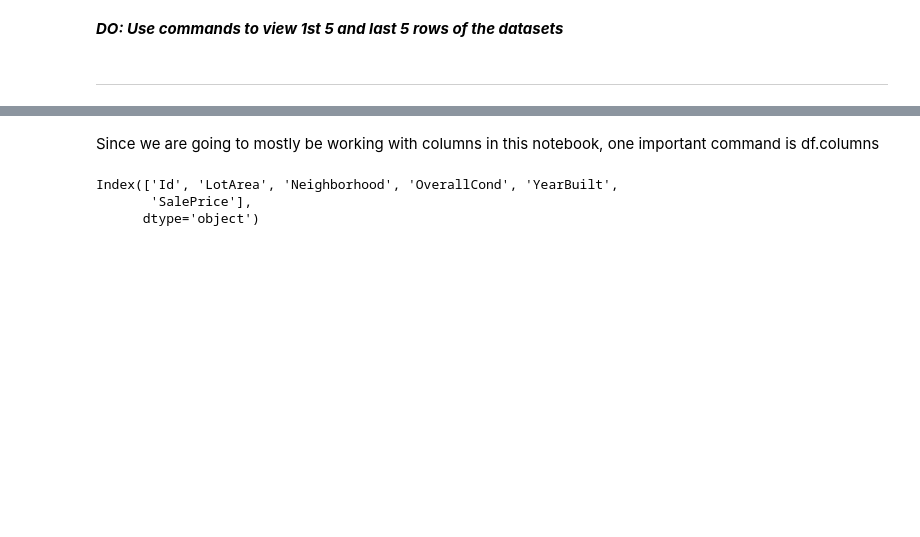
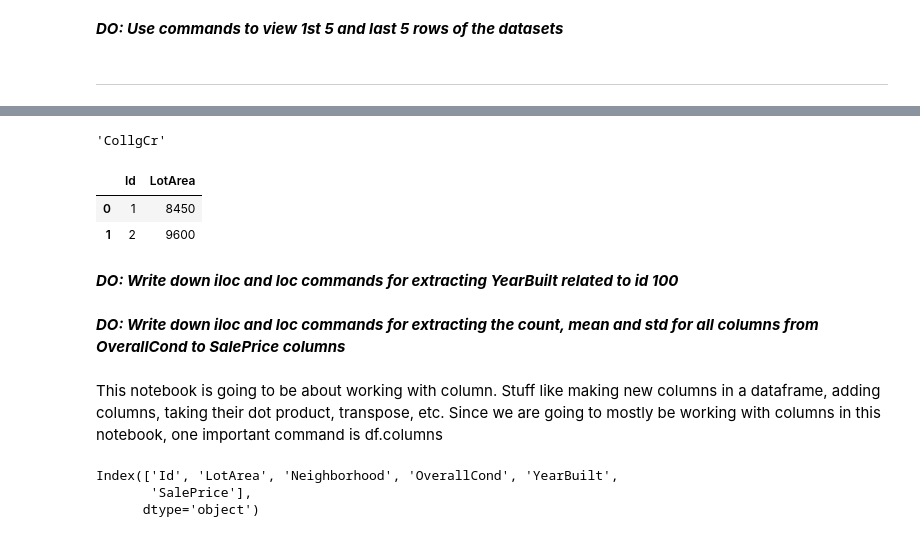
Before and after one commit to beatboxerish/boolean_ml_ds, a Jupyter notebook: Intro to Pandas for data analysis-2.ipynb, the cells around one changed output, grey strips where cells are left out. Saved outputs shown, nothing was run; the diff lists cells and outputs as text; code cells hidden in the pictures; blank space fills up the shorter version.

```diff
--- a/Intro to Pandas for data analysis-2.ipynb
+++ b/Intro to Pandas for data analysis-2.ipynb
@@ -21,5 +67,19 @@ _**DO: Use commands to view 1st 5 and last 5 rows of the datasets**_
+# %%
+df.iloc[0,2]
+# %% [output]
+'CollgCr'
+# %%
+df.iloc[0:2,0:2]
+# %% [output]
+|  | Id | LotArea |
+| 0 | 1 | 8450 |
+| 1 | 2 | 9600 |
+# %% [markdown]
+_**DO: Write down iloc and loc commands for extracting YearBuilt related to id 100**_
+# %% [markdown]
+_**DO: Write down iloc and loc commands for extracting the count, mean and std for all columns from OverallCond to SalePrice columns**_
 # %% [markdown]
-Since we are going to mostly be working with columns in this notebook, one important command is df.columns
+This notebook is going to be about working with column. Stuff like making new columns in a dataframe, adding columns, taking their dot product, transpose, etc. Since we are going to mostly be working with columns in this notebook, one important command is df.columns
 # %%
 df.columns
 # %% [output]
```
Also changed, not shown: parts of 41 cells of this notebook.
